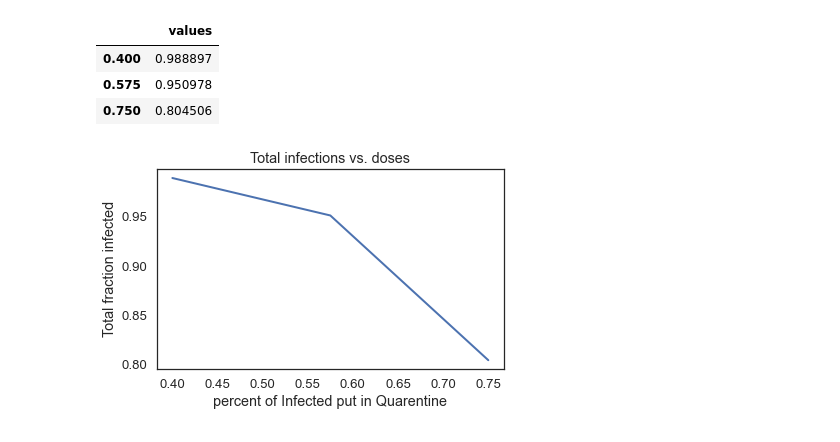
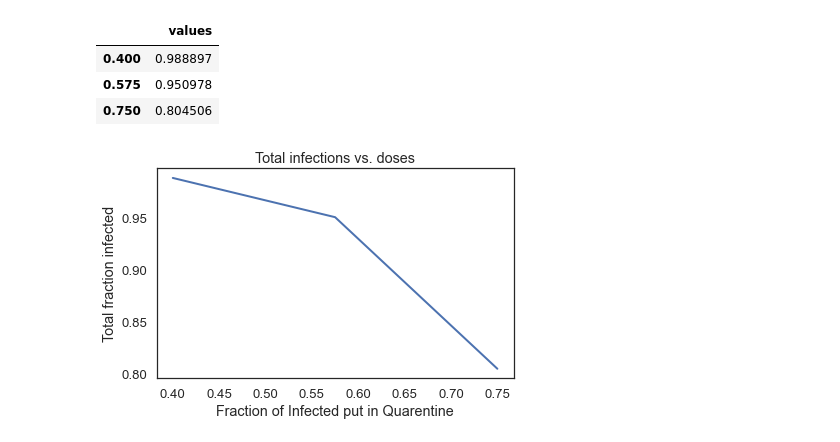
Before and after one commit to MsQCompSci/DATA604HW, a Jupyter notebook: 604CH12LQ.ipynb, the cells around one changed output. Drawn from its saved outputs; the diff is of its cells as text; code cells hidden in the pictures.

```diff
--- a/604CH12LQ.ipynb
+++ b/604CH12LQ.ipynb
@@ -727,12 +735,12 @@ infected_sweep = sweep_quarentine(percentInfectedQ)
 # %%
 plot(infected_sweep)
 
-decorate(xlabel='percent of Infected put in Quarentine',
+decorate(xlabel='Fraction of Infected put in Quarentine',
          ylabel='Total fraction infected',
          title='Total infections vs. doses',
          legend=False)
 # %% [output]
-[figure, old version]
+[figure, new version]
 # %%
 #This is super rough though. I am not sure that the algorithm is correct
 #I would have to look at the relationship between number of people
```
Also changed, not shown: parts of 1 cell of this notebook.
